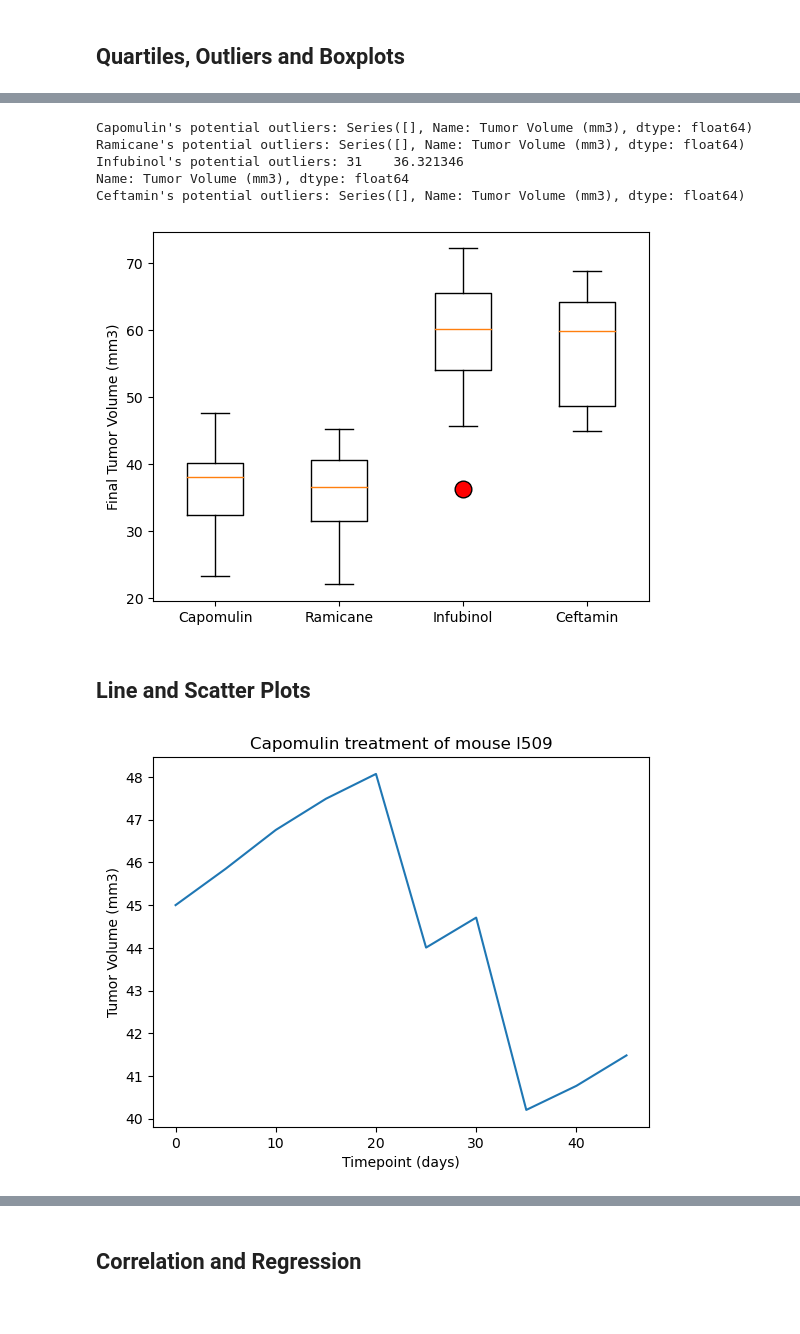
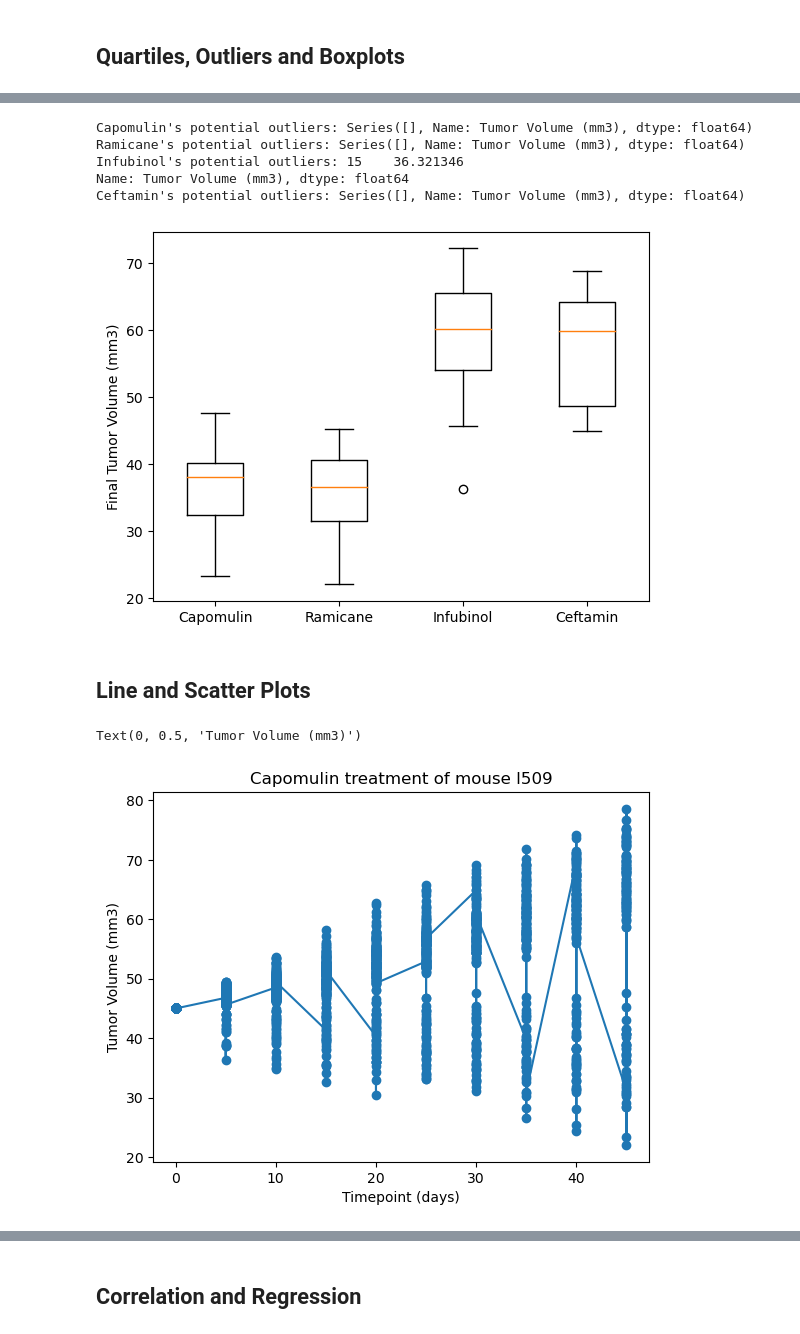
Before and after one commit to hhodek/DataVisChallenge, a Jupyter notebook: Pymaceuticals/pymaceuticals_starter.ipynb, the cells around one changed output, grey strips where cells are left out. Saved outputs shown, nothing was run; the diff lists cells and outputs as text; code cells hidden in the pictures.

Commit message:
Plots

```diff
--- a/Pymaceuticals/pymaceuticals_starter.ipynb
+++ b/Pymaceuticals/pymaceuticals_starter.ipynb
@@ -177,8 +194,12 @@ plt.show()
 # %%
 # Calculate the final tumor volume of each mouse across four of the treatment regimens:
 # Capomulin, Ramicane, Infubinol, and Ceftamin
-
+regimens = cleaned_df.loc[((cleaned_df["Drug Regimen"] =="Capomulin")|(cleaned_df["Drug Regimen"] =="Ramicane")|(cleaned_df["Drug Regimen"] =="Infubinol")|(cleaned_df["Drug Regimen"] =="Ceftamin"))]
+id_regimen = regimens.groupby(["Mouse ID"])
 # Start by getting the last (greatest) timepoint for each mouse
-
+timepoints = pd.DataFrame(id_regimen["Timepoint"].max())
 
 # Merge this group df with the original DataFrame to get the tumor volume at the last timepoint
+final_tumor_volumes = pd.merge(timepoints, cleaned_df, on=["Mouse ID", "Timepoint"])
+
+final_tumor_volumes
@@ -185,33 +220,64 @@ plt.show()
 # %%
 # Put treatments into a list for for loop (and later for plot labels)
+treatments = ["Capomulin", "Ramicane", "Infubinol", "Ceftamin"]
 
 
 # Create empty list to fill with tumor vol data (for plotting)
-
+tvol_data = []
 
 # Calculate the IQR and quantitatively determine if there are any potential outliers.
-
+for treatment in treatments:
 
     # Locate the rows which contain mice on each drug and get the tumor volumes
+    tumor_volumes = final_tumor_volumes.loc[final_tumor_volumes["Drug Regimen"] == treatment, "Tumor Volume (mm3)"]
 
 
     # add subset
-
+    tvol_data.append(tumor_volumes)
 
     # Determine outliers using upper and lower bounds
+    quartiles = tumor_volumes.quantile([0.25, 0.5, 0.75])
+    lowerq = quartiles[0.25]
+    upperq = quartiles[0.75]
+    iqr = upperq - lowerq
+
+    lower_bound = lowerq - 1.5 * iqr
+    upper_bound = upperq + 1.5 * iqr
+
+    outliers = tumor_volumes.loc[(tumor_volumes < lower_bound) | (tumor_volumes > upper_bound)]
+
+    print(f"{treatment}'s potential outliers: {outliers}")
 # %% [output]
 Capomulin's potential outliers: Series([], Name: Tumor Volume (mm3), dtype: float64)
 Ramicane's potential outliers: Series([], Name: Tumor Volume (mm3), dtype: float64)
-Infubinol's potential outliers: 31    36.321346
+Infubinol's potential outliers: 15    36.321346
 Name: Tumor Volume (mm3), dtype: float64
 Ceftamin's potential outliers: Series([], Name: Tumor Volume (mm3), dtype: float64)
 # %%
 # Generate a box plot that shows the distrubution of the tumor volume for each treatment group.
+fig, ax = plt.subplots()
+
+ax.boxplot(tvol_data, labels = treatments)
+
+ax.set_ylabel("Final Tumor Volume (mm3)")
+
+plt.show()
 # %% [output]
-[figure, old version]
+[figure, new version]
 # %% [markdown]
 ## Line and Scatter Plots
 # %%
 # Generate a line plot of tumor volume vs. time point for a single mouse treated with Capomulin
+mouse_id = "l509"
+treatment_regimen = "Capomulin"
+
+filtered_data = final_tumor_volumes[(final_tumor_volumes["Mouse ID"] == mouse_id) & (final_tumor_volumes["Drug Regimen"] == treatment_regimen)]
+
+plt.plot(cleaned_df["Timepoint"], cleaned_df["Tumor Volume (mm3)"], marker='o')
+
+plt.title(f"Capomulin treatment of mouse {mouse_id}")
+plt.xlabel("Timepoint (days)")
+plt.ylabel("Tumor Volume (mm3)")
 # %% [output]
+Text(0, 0.5, 'Tumor Volume (mm3)')
-[figure, old version]
+[figure, new version]
```
Also changed, not shown: parts of 7 cells of this notebook.
